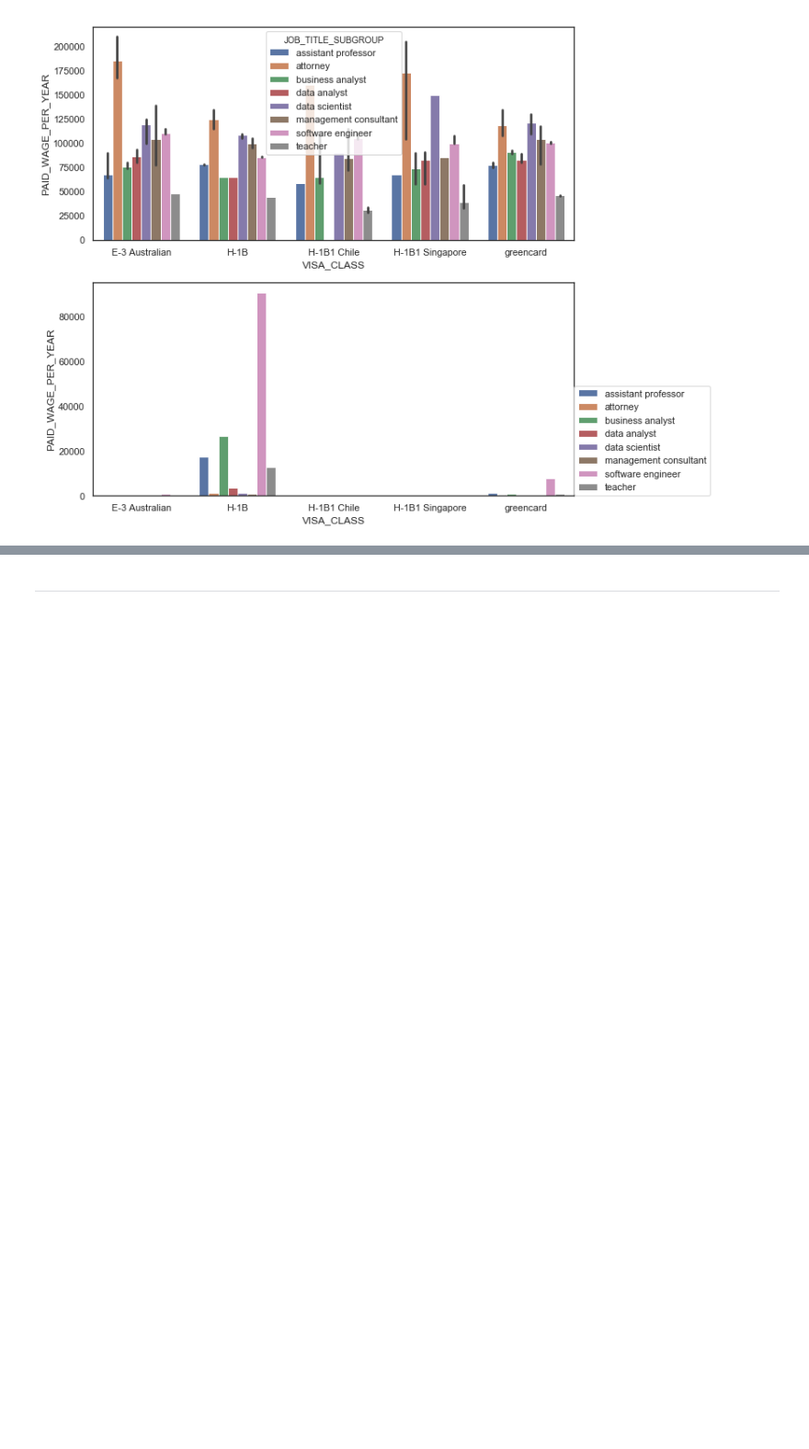
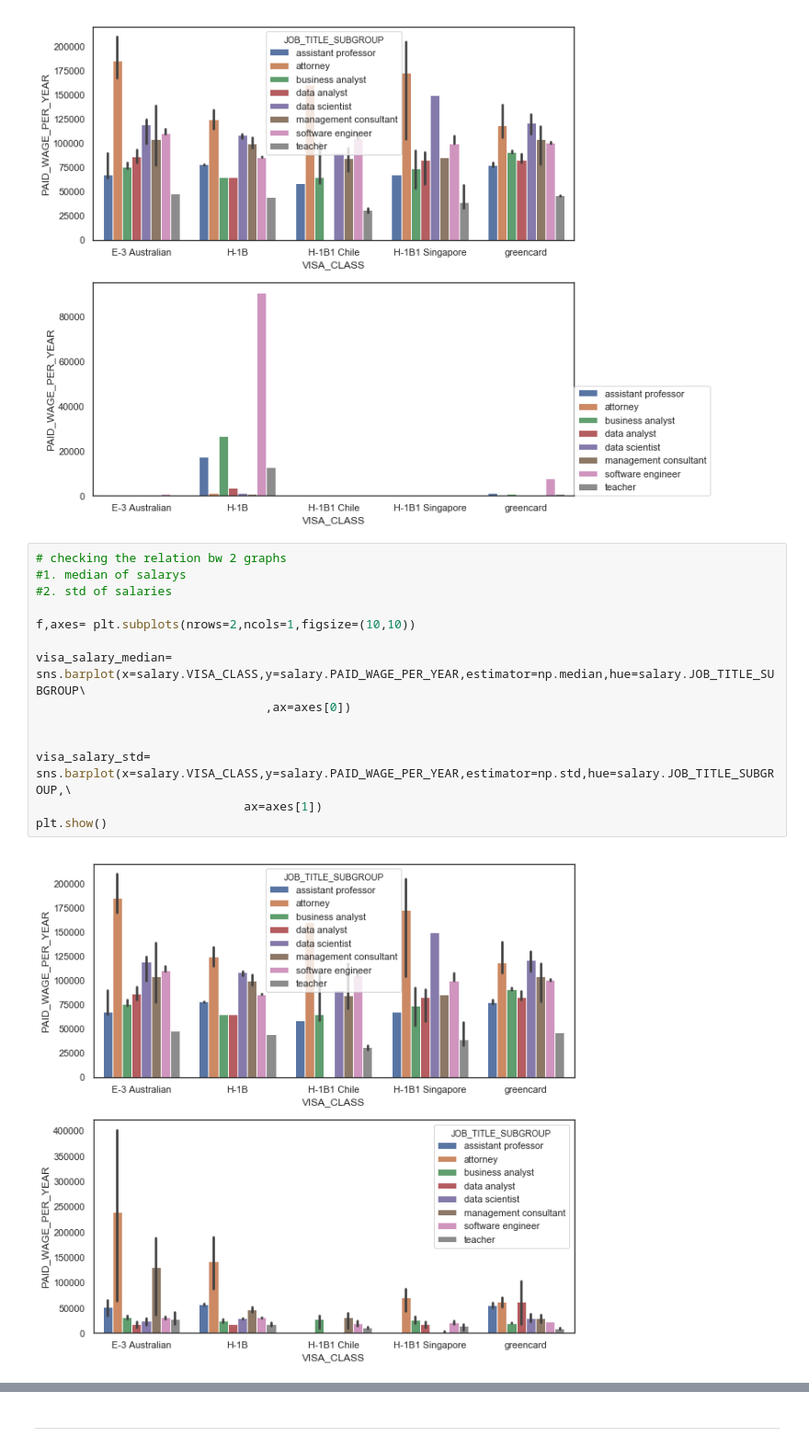
Before and after one commit to vivekgoyal180/EDA-Salary-data, a Jupyter notebook: EDA salary data.ipynb, the cells around one changed output, grey strips where cells are left out. Shown at 92% size. Saved outputs shown, nothing was run; the diff lists cells and outputs as text; blank space fills up the shorter version.

```diff
--- a/EDA salary data.ipynb
+++ b/EDA salary data.ipynb
@@ -212,3 +231,19 @@ plt.show()
 f.savefig('subplot.jpeg',bbox_inch='Bbox')
 # %% [output]
 [figure]
+# %%
+# checking the relation bw 2 graphs
+#1. median of salarys
+#2. std of salaries
+
+f,axes= plt.subplots(nrows=2,ncols=1,figsize=(10,10))
+
+visa_salary_median= sns.barplot(x=salary.VISA_CLASS,y=salary.PAID_WAGE_PER_YEAR,estimator=np.median,hue=salary.JOB_TITLE_SUBGROUP\
+                                ,ax=axes[0])
+
+
+visa_salary_std= sns.barplot(x=salary.VISA_CLASS,y=salary.PAID_WAGE_PER_YEAR,estimator=np.std,hue=salary.JOB_TITLE_SUBGROUP,\
+                             ax=axes[1])
+plt.show()
+# %% [output]
+[figure, added]
```
Also changed, not shown: parts of 44 cells of this notebook.
